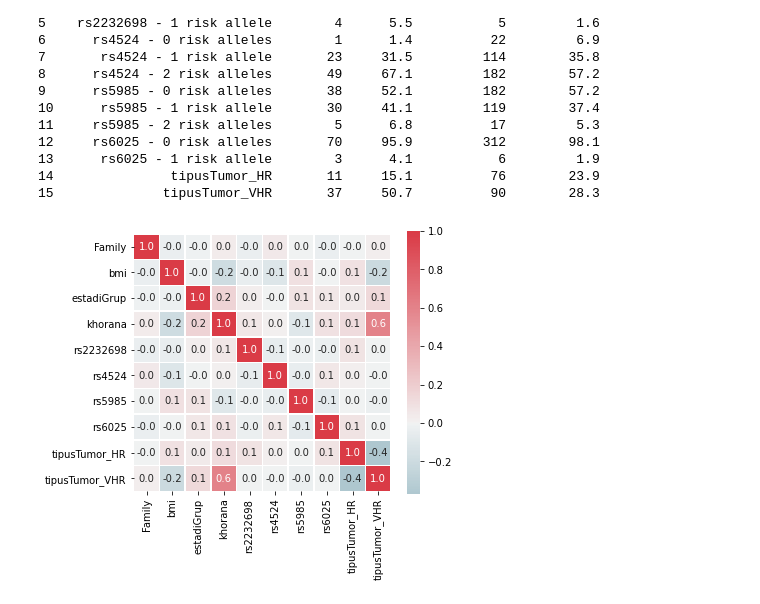
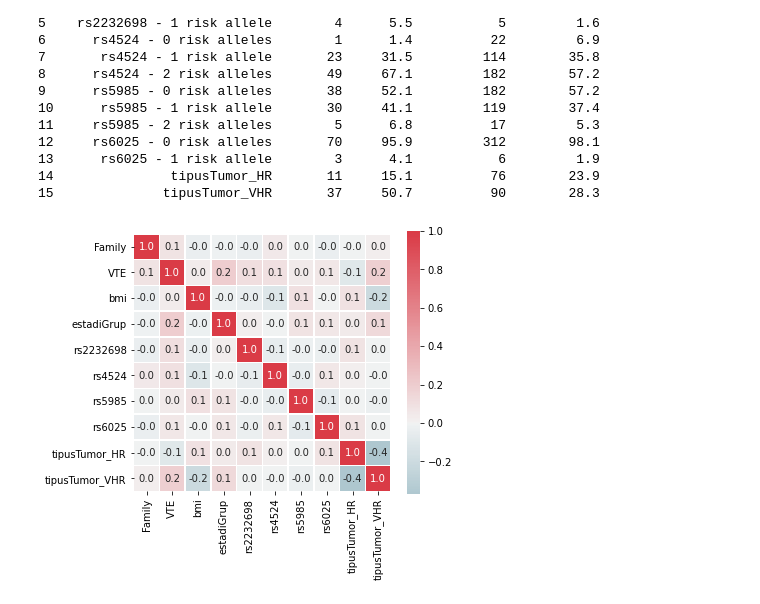
Before and after one commit to pabloac31/TFM, a Jupyter notebook: data_preprocessing.ipynb, the cells around one changed output. Saved outputs shown, nothing was run; the diff lists cells and outputs as text; code cells hidden in the pictures.

```diff
--- a/data_preprocessing.ipynb
+++ b/data_preprocessing.ipynb
@@ -172,6 +172,6 @@ print_summary(X,y) # population characteristics
 # %%
 from utils import corr_heatmap
 
-corr_heatmap(X, figsize=(6,6))
+corr_heatmap(df[df.columns.difference(['id','khorana'])], figsize=(6,6))
 # %% [output]
-[figure, old version]
+[figure, new version]
```
Also changed, not shown: parts of 2 cells of this notebook, 17 other files.
